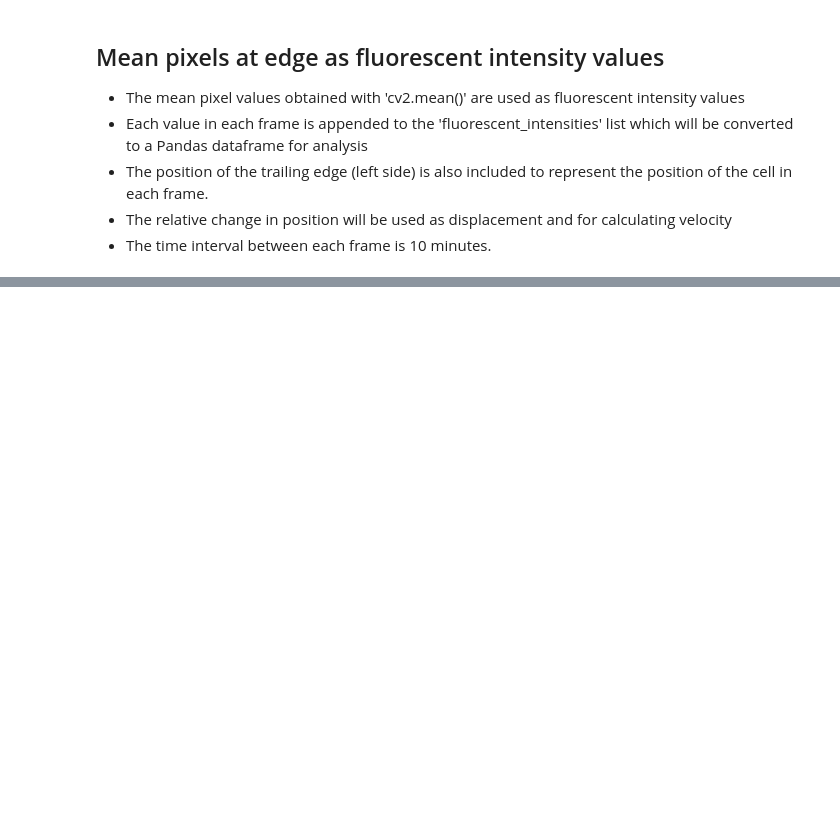
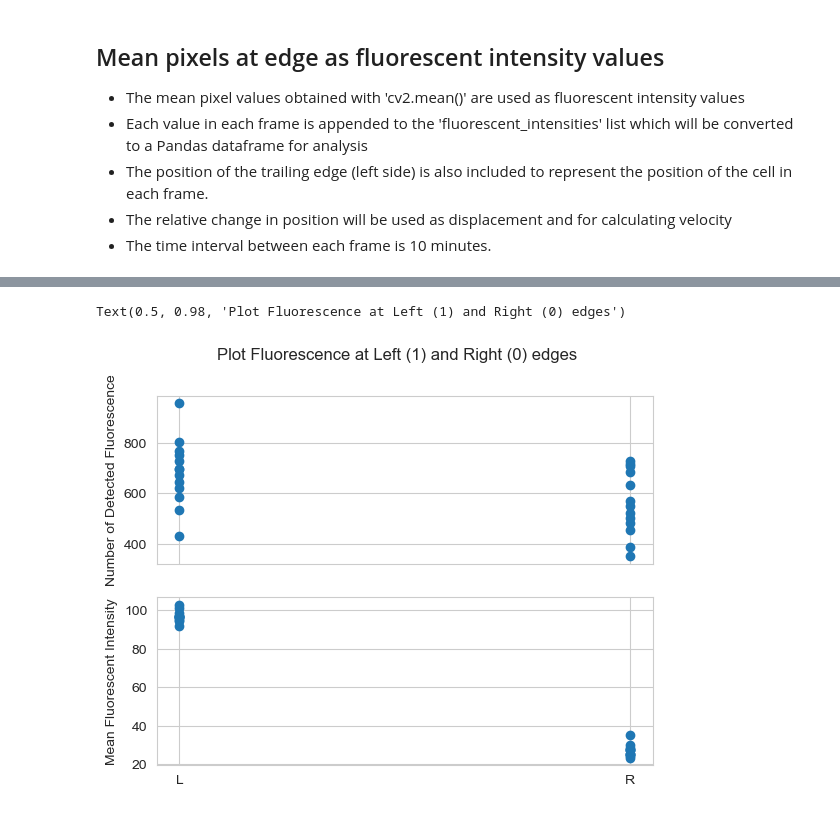
Before and after one commit to ProfNuru/cell-segmentations, a Jupyter notebook: Movie2_Analysis.ipynb, the cells around one changed output, grey strips where cells are left out. Saved outputs shown, nothing was run; the diff lists cells and outputs as text; code cells hidden in the pictures; blank space fills up the shorter version.

```diff
--- a/Movie2_Analysis.ipynb
+++ b/Movie2_Analysis.ipynb
@@ -306,0 +272,16 @@ That is, significantly more AQP4 proteins localize at the trailing edge than the
+# %%
+fig, (ax1, ax2) = plt.subplots(2, sharex=True)
+x = data_df["Edge"]
+y1 = cleaned_data["Intensity Count"]
+y2 = cleaned_data["Mean Intensity"]
+
+ax1.scatter(x, y1)
+ax2.scatter(x, y2)
+
+ax1.set_ylabel('Number of Detected Fluorescence')
+ax2.set_ylabel('Mean Fluorescent Intensity')
+
+fig.suptitle('Plot Fluorescence at Left (1) and Right (0) edges')
+# %% [output]
+Text(0.5, 0.98, 'Plot Fluorescence at Left (1) and Right (0) edges')
+[figure, added]
```
Also changed, not shown: parts of 27 cells of this notebook, 5 other files.
